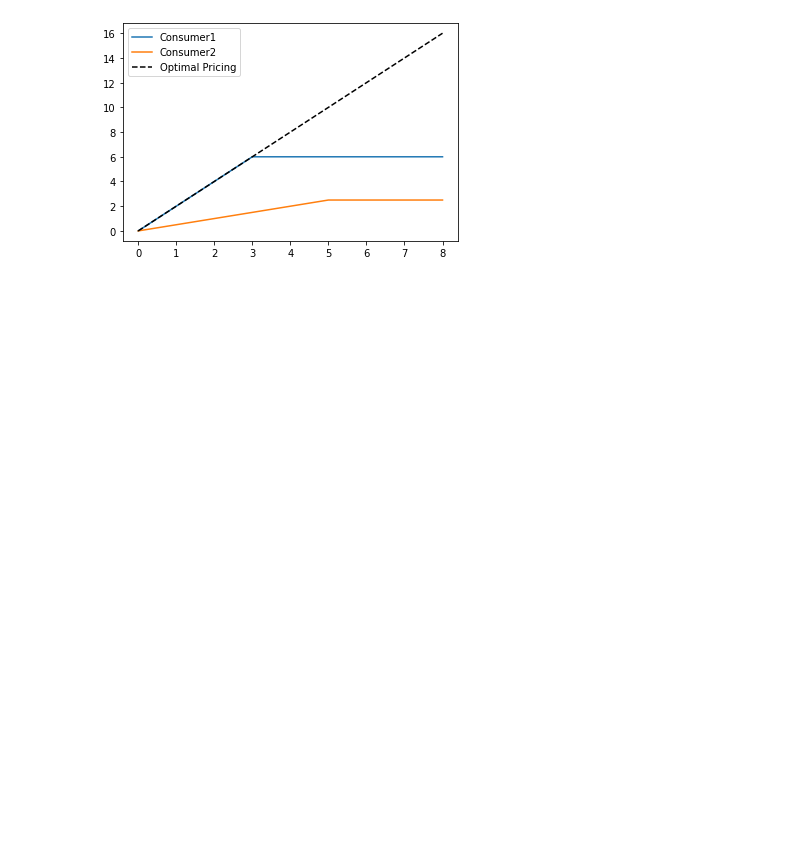
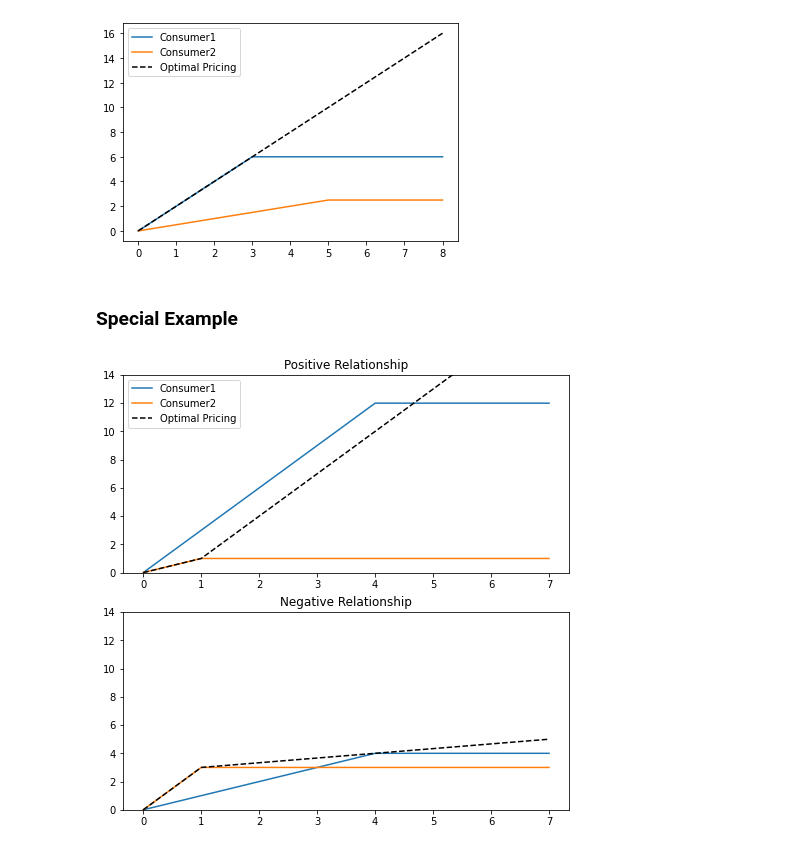
Before and after one commit to wanxii/nonlinear-pricing, a Jupyter notebook: op_pricing_fig.ipynb, the cells around one changed output. Saved outputs shown, nothing was run; the diff lists cells and outputs as text; code cells hidden in the pictures; blank space fills up the shorter version.

Commit message:
Add comparison figure

```diff
--- a/op_pricing_fig.ipynb
+++ b/op_pricing_fig.ipynb
@@ -106,3 +106,41 @@ plt.legend();
 plt.savefig("op_pricing_case2b.svg", dpi=400)
 # %% [output]
 [figure]
+# %% [markdown]
+### Special Example
+# %%
+vl, vh, ql, qh = 1, 3, 1, 4
+v1, v2, q1, q2 = vh, vl, qh, ql
+v1_1, v2_1, q1_1, q2_1 = vl, vh, qh, ql
+
+q, u1, u2 = generate_utility(v1, v2, q1, q2, 3)
+q_1, u1_1, u2_1 = generate_utility(v1_1, v2_1, q1_1, q2_1, 3)
+
+beta1 = (v2_1 * q2_1 - v1_1 * q1_1) / (q2_1 - q1_1)
+beta0 = q1_1 * q2_1 * (v1_1 - v2_1) / (q2_1 - q1_1)
+
+figure, axis = plt.subplots(2, 1, figsize=(8, 8))
+ax1, ax2 = axis
+
+ax1.plot(q, u1, label = "Consumer1")
+ax1.plot(q, u2, label = "Consumer2")
+ax1.plot(q, np.concatenate((u2[:q2], q2 * (v2 - v1) + v1 * q[q2:])),
+         linestyle="--",
+         label = "Optimal Pricing",
+         color = "black")
+ax1.set_ylim([0, 14])
+ax1.legend()
+ax1.set_title("Positive Relationship")
+
+ax2.plot(q_1, u1_1, label = "Consumer1")
+ax2.plot(q_1, u2_1, label = "Consumer2")
+plt.plot(q, np.concatenate((u1[:ql], beta0 + beta1 * q[ql:])),
+         linestyle="--",
+         label = "Optimal Pricing",
+         color = "black")
+ax2.set_ylim([0, 14])
+ax2.set_title("Negative Relationship")
+
+plt.savefig("comparison.svg", dpi=400)
+# %% [output]
+[figure, added]
```
Also changed, not shown: parts of 5 cells of this notebook.
